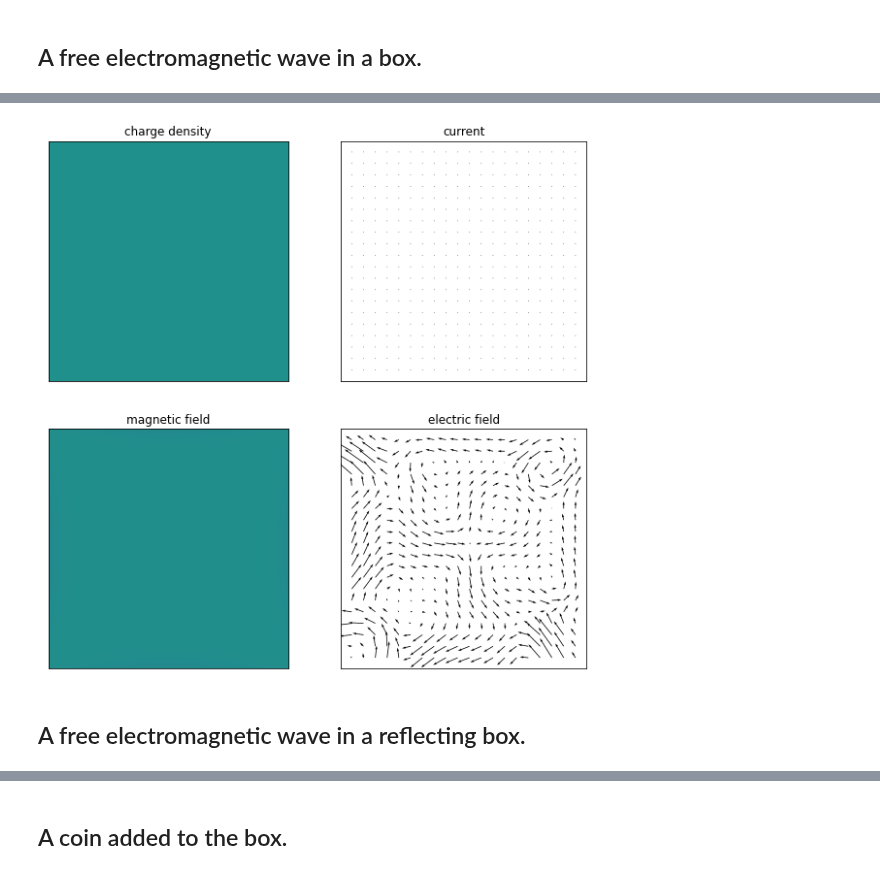
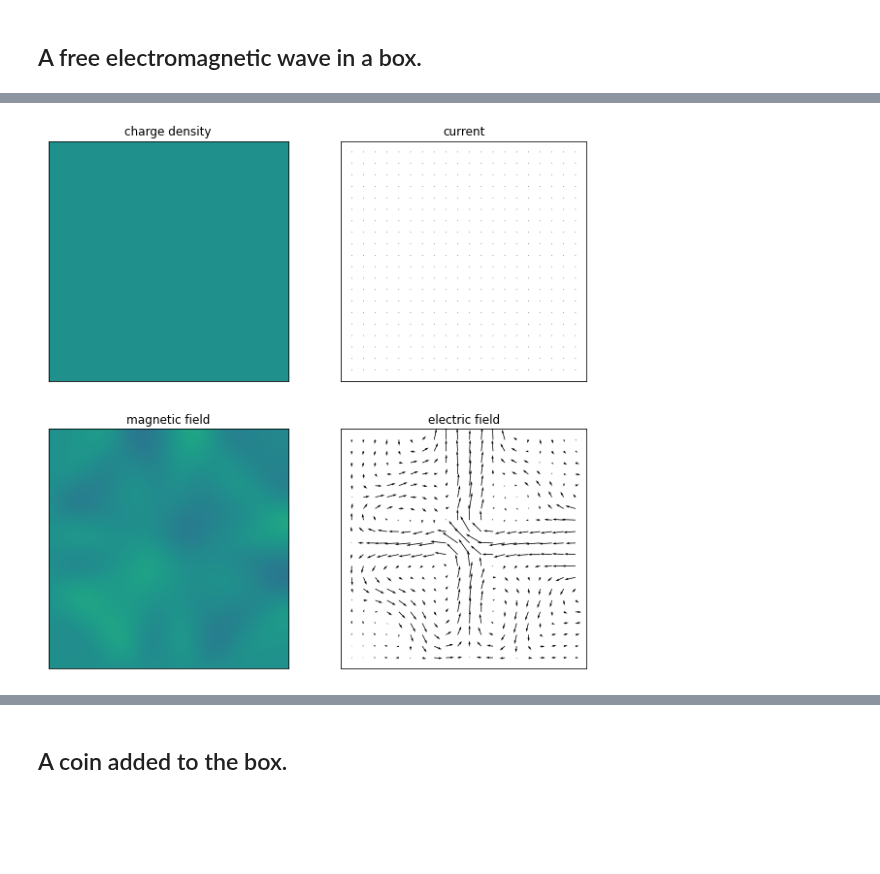
Before and after one commit to OliverSkocek/maxwell, a Jupyter notebook: notebooks/maxwell_2d_notebook.ipynb, the cells around one changed output, grey strips where cells are left out. Saved outputs shown, nothing was run; the diff lists cells and outputs as text; code cells hidden in the pictures; blank space fills up the shorter version.

```diff
--- a/notebooks/maxwell_2d_notebook.ipynb
+++ b/notebooks/maxwell_2d_notebook.ipynb
@@ -21,7 +21,8 @@ from FiniteDifferences.Maxwell2d import Maxwell2DFiniteDifference
 # %% [markdown]
 ## A free electromagnetic wave in a box.
 # %%
-mwell = Maxwell2DFiniteDifference(mesh_size=0.001, step_size=1e-3, frame_rate=60)
+mwell = Maxwell2DFiniteDifference(mesh_size=0.01, step_size=1e-3, frame_rate=60,
+                                 diff_type=DifferenceType.FORWARD_DIFFERENCE)
 # %%
 charge_density_callable = lambda x,y: 0
 electric_field_callable = lambda x,y: np.zeros((2,))
@@ -29,12 +30,10 @@ magnetic_field_callable = lambda x, y: np.exp(-np.sum(np.square((np.array([x - 0
 # %%
 B, E, I, p = mwell.evolve(magnetic_field_callable,
                           electric_field_callable,
                           charge_density_callable,
                           integration_period=1,
-                          order=20,
+                          order=10,
                           video=True)
 # %% [output]
 [interactive output not drawn]
-[figure, old version]
+[figure, new version]
-# %% [markdown]
-## A free electromagnetic wave in a reflecting box.
```
Also changed, not shown: parts of 13 cells of this notebook, 1 other file.
